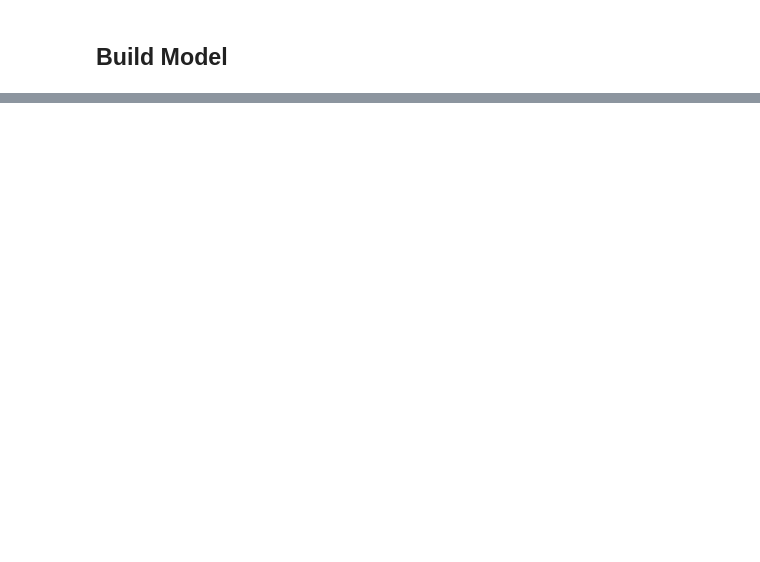
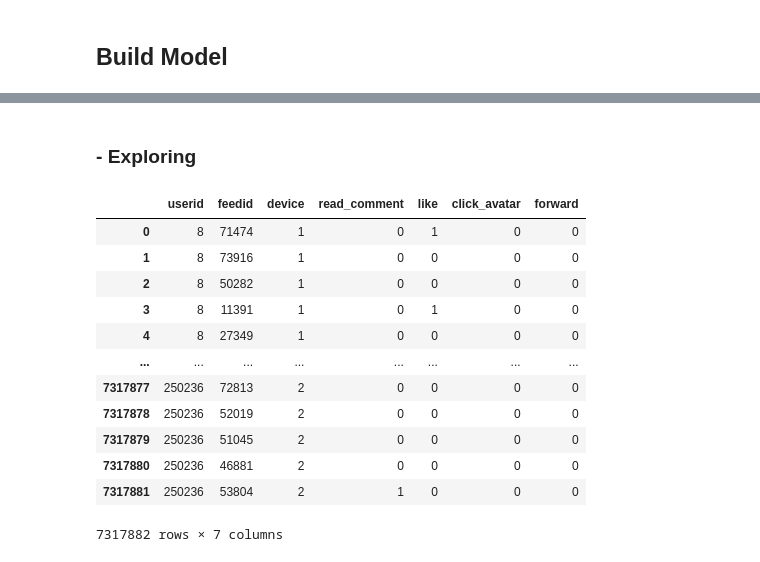
Before and after one commit to freedomszeto/WeChatCompetition_2021, a Jupyter notebook: WeChat_Data_competition_Freedom.ipynb, the cells around one changed output, grey strips where cells are left out. Cells and saved outputs as stored; diff of their text form; code cells hidden in the pictures; blank space fills up the shorter version.

```diff
--- a/WeChat_Data_competition_Freedom.ipynb
+++ b/WeChat_Data_competition_Freedom.ipynb
@@ -335,0 +460,2 @@ Hello
+# %% [markdown]
+### **- Exploring**
@@ -335,0 +464,20 @@ Hello
+# %%
+# Applying the csr_matrix method to the dataset :
+
+csr_data = csr_matrix(df_Training_Y.iloc[:,3:].values)
+# df_Training_Y.reset_index(inplace=True)
+df_Training_Y
+# %% [output]
+|  | userid | feedid | device | read_comment | like | click_avatar | forward |
+| 0 | 8 | 71474 | 1 | 0 | 1 | 0 | 0 |
+| 1 | 8 | 73916 | 1 | 0 | 0 | 0 | 0 |
+| 2 | 8 | 50282 | 1 | 0 | 0 | 0 | 0 |
+| 3 | 8 | 11391 | 1 | 0 | 1 | 0 | 0 |
+| 4 | 8 | 27349 | 1 | 0 | 0 | 0 | 0 |
+| ... | ... | ... | ... | ... | ... | ... | ... |
+| 7317877 | 250236 | 72813 | 2 | 0 | 0 | 0 | 0 |
+| 7317878 | 250236 | 52019 | 2 | 0 | 0 | 0 | 0 |
+| 7317879 | 250236 | 51045 | 2 | 0 | 0 | 0 | 0 |
+| 7317880 | 250236 | 46881 | 2 | 0 | 0 | 0 | 0 |
+| 7317881 | 250236 | 53804 | 2 | 1 | 0 | 0 | 0 |
+7317882 rows × 7 columns
```
Also changed, not shown: parts of 26 cells of this notebook.
